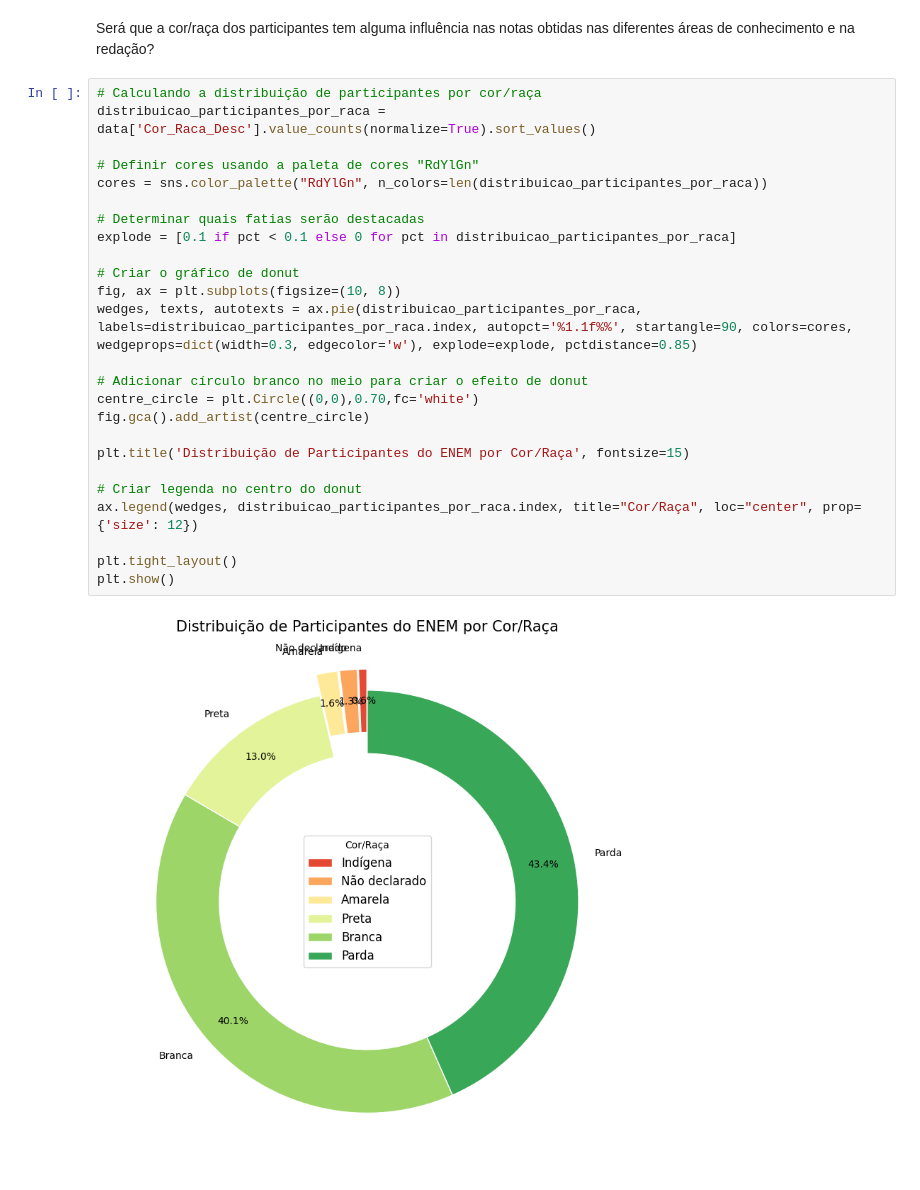
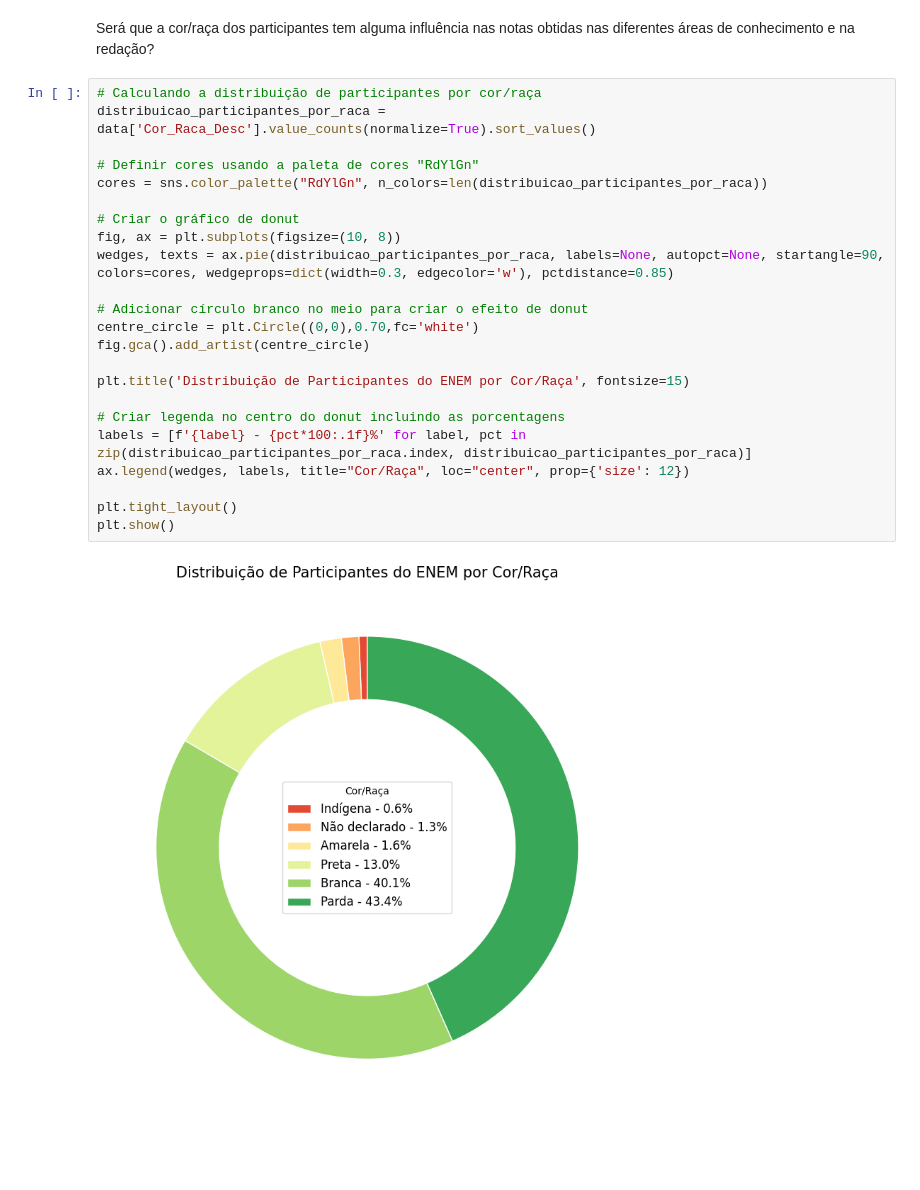
Before and after one commit to ArthurrCr/DATAVIZ, a Jupyter notebook: ENEM_2023.ipynb, the cells around one changed output. Saved outputs shown, nothing was run; the diff lists cells and outputs as text; blank space fills up the shorter version.

```diff
--- a/ENEM_2023.ipynb
+++ b/ENEM_2023.ipynb
@@ -526,28 +580,26 @@ Será que a cor/raça dos participantes tem alguma influência nas notas obtidas
 # %%
 # Calculando a distribuição de participantes por cor/raça
 distribuicao_participantes_por_raca = data['Cor_Raca_Desc'].value_counts(normalize=True).sort_values()
 
 # Definir cores usando a paleta de cores "RdYlGn"
 cores = sns.color_palette("RdYlGn", n_colors=len(distribuicao_participantes_por_raca))
 
-# Determinar quais fatias serão destacadas
-explode = [0.1 if pct < 0.1 else 0 for pct in distribuicao_participantes_por_raca]
-
 # Criar o gráfico de donut
 fig, ax = plt.subplots(figsize=(10, 8))
-wedges, texts, autotexts = ax.pie(distribuicao_participantes_por_raca, labels=distribuicao_participantes_por_raca.index, autopct='%1.1f%%', startangle=90, colors=cores, wedgeprops=dict(width=0.3, edgecolor='w'), explode=explode, pctdistance=0.85)
+wedges, texts = ax.pie(distribuicao_participantes_por_raca, labels=None, autopct=None, startangle=90, colors=cores, wedgeprops=dict(width=0.3, edgecolor='w'), pctdistance=0.85)
 
 # Adicionar círculo branco no meio para criar o efeito de donut
 centre_circle = plt.Circle((0,0),0.70,fc='white')
 fig.gca().add_artist(centre_circle)
 
 plt.title('Distribuição de Participantes do ENEM por Cor/Raça', fontsize=15)
 
-# Criar legenda no centro do donut
-ax.legend(wedges, distribuicao_participantes_por_raca.index, title="Cor/Raça", loc="center", prop={'size': 12})
+# Criar legenda no centro do donut incluindo as porcentagens
+labels = [f'{label} - {pct*100:.1f}%' for label, pct in zip(distribuicao_participantes_por_raca.index, distribuicao_participantes_por_raca)]
+ax.legend(wedges, labels, title="Cor/Raça", loc="center", prop={'size': 12})
 
 plt.tight_layout()
 plt.show()
 # %% [output]
-[figure, old version]
+[figure, new version]
 # %%
```
Also changed, not shown: parts of 19 cells of this notebook.
